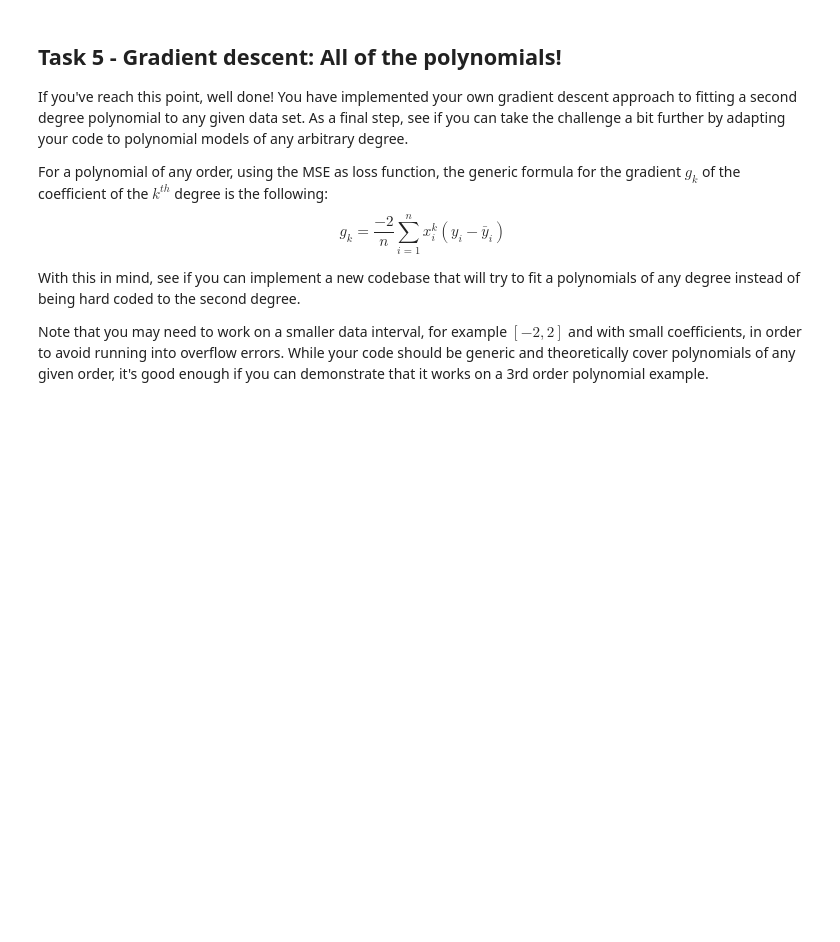
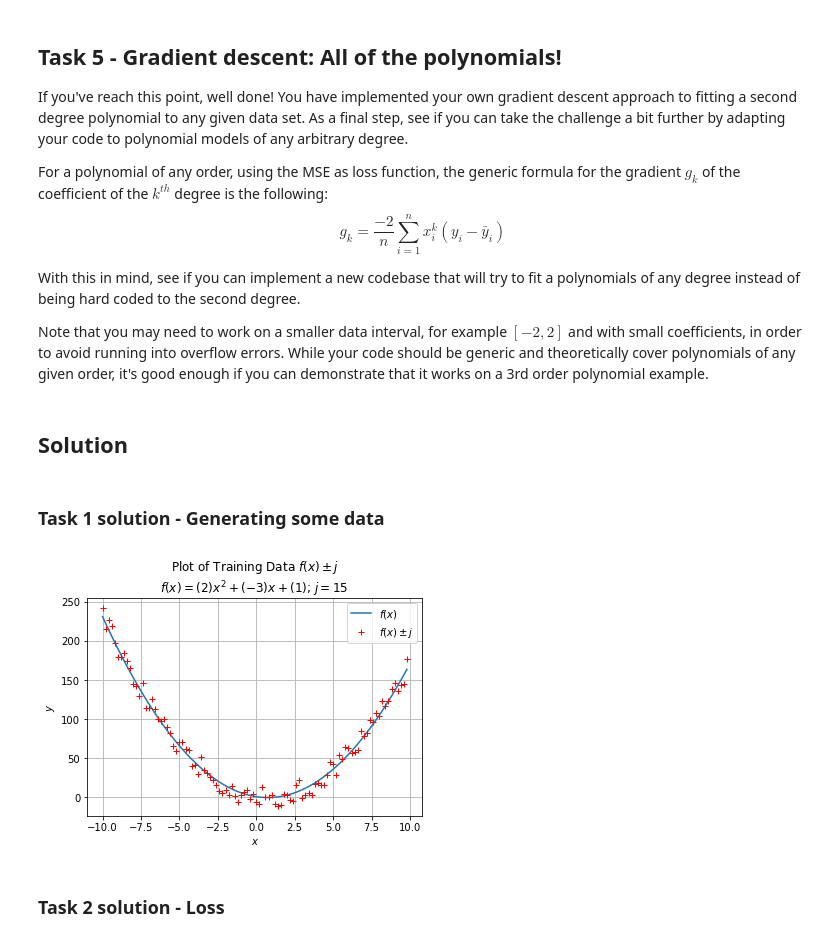
Before and after one commit to yrsci/Level8AI-CE4031-Etivity1, a Jupyter notebook: Etivity1_Regression_21208298.ipynb, the cells around one changed output. Drawn from its saved outputs; the diff is of its cells as text; code cells hidden in the pictures; blank space fills up the shorter version.

Commit message:
First attempt at tasks 1 & 2

```diff
--- a/Etivity1_Regression_21208298.ipynb
+++ b/Etivity1_Regression_21208298.ipynb
@@ -194,3 +194,5 @@ $$g_k=\frac{-2}{n}\sum\limits_{i=1}^{n}{x_i^k(y_i-\bar{y}_i)}$$
 With this in mind, see if you can implement a new codebase that will try to fit a polynomials of any degree instead of being hard coded to the second degree.
 
 Note that you may need to work on a smaller data interval, for example $[-2,2]$ and with small coefficients, in order to avoid running into overflow errors. While your code should be generic and theoretically cover polynomials of any given order, it's good enough if you can demonstrate that it works on a 3rd order polynomial example.
+# %% [markdown]
+## Solution
@@ -196,0 +203,2 @@ Note that you may need to work on a smaller data interval, for example $[-2,2]$
+# %% [markdown]
+### Task 1 solution - Generating some data
@@ -196,0 +251,26 @@ Note that you may need to work on a smaller data interval, for example $[-2,2]$
+# %%
+# Set parameter values
+poly = [(2,2),(-3,1),(1,0)]
+j = 15
+
+# Generate x & y values
+x = np.arange(-10,10,0.2)
+y_clean = compute_poly(poly, x)
+y_train = add_jitter(y_clean, j)
+# %%
+# Plot the training data & the 'true curve' it is based on
+fig1 = plt.figure()
+plt.plot(x,y_clean, label='$f(x)$')
+plt.plot(x,y_train,'r+', label='$f(x) \pm j$')
+
+plt.title('Plot of Training Data $f(x) \pm j$\n$f(x) = ({})x^2 + ({})x + ({})$; $j = {}$'.format(poly[0][0], poly[1][0], poly[2][0], j))
+plt.xlabel('$x$')
+plt.ylabel('$y$')
+plt.legend()
+plt.grid()
+
+plt.show()
+# %% [output]
+[figure, added]
+# %% [markdown]
+### Task 2 solution - Loss
```
Also changed, not shown: parts of 4 cells of this notebook.
